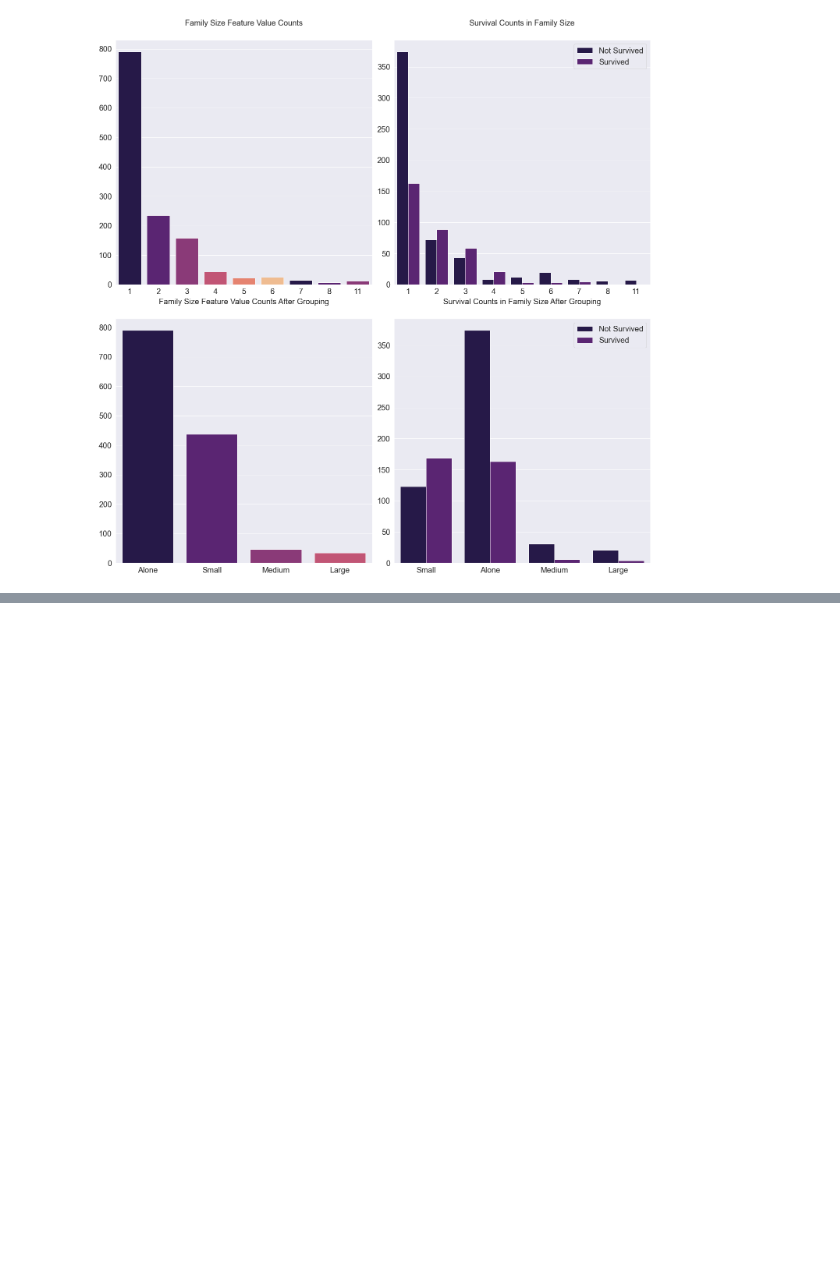
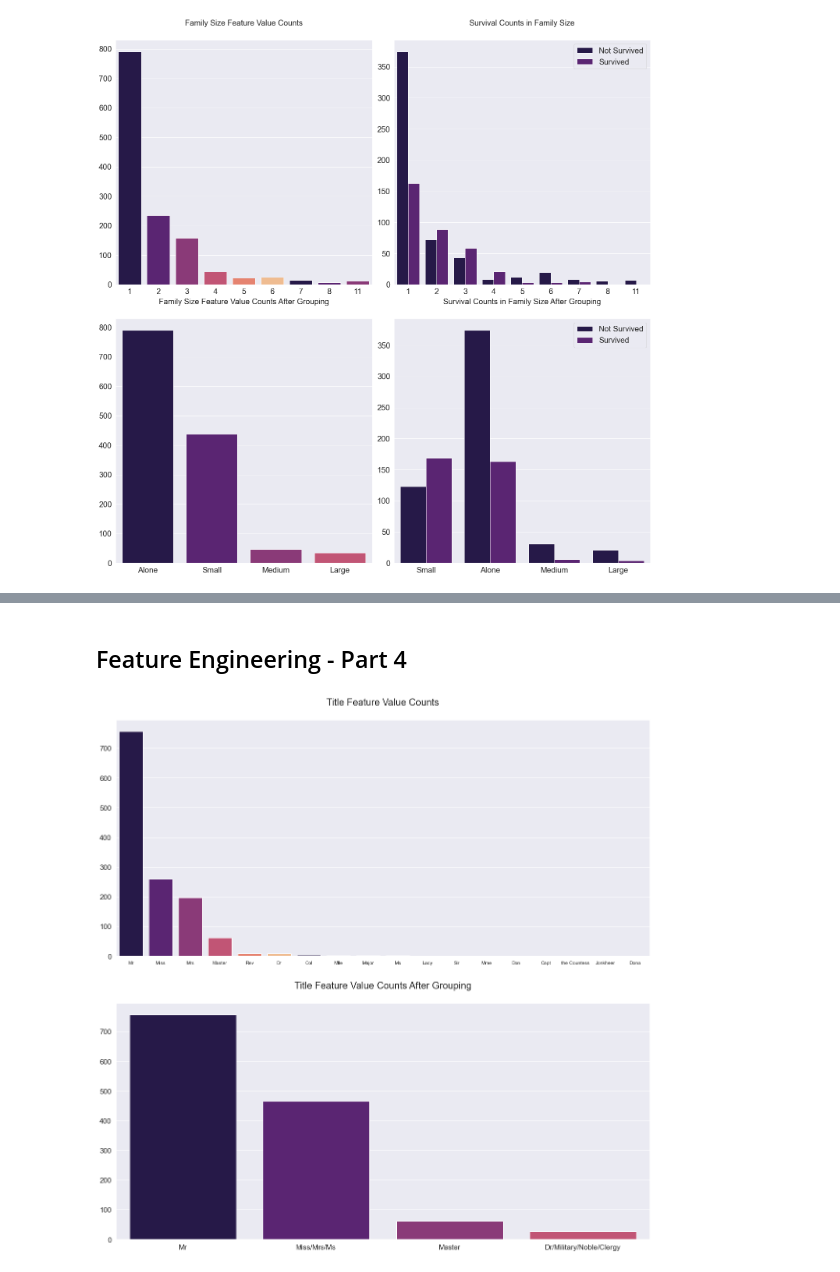
Before and after one commit to UsepSyaikalArifin/Application-File-PT-Bukit-Makmur-Mandiri-Utama-BUMA-, a Jupyter notebook: Kelas Penerapan di Industri/Basic Feature Discovering for Machine Learning/Jupyter Notebook/main.ipynb, the cells around one changed output, grey strips where cells are left out. Drawn from its saved outputs; the diff is of its cells as text; code cells hidden in the pictures; blank space fills up the shorter version.

```diff
--- a/Kelas Penerapan di Industri/Basic Feature Discovering for Machine Learning/Jupyter Notebook/main.ipynb
+++ b/Kelas Penerapan di Industri/Basic Feature Discovering for Machine Learning/Jupyter Notebook/main.ipynb
@@ -440,0 +477,11 @@ plt.show()
+# %%
+df_all["Title"] = df_all["Name"].str.split(", ", expand=True)[1].str.split(".", expand=True)[0]
+# display(df_all["Title"].unique())
+
+# df_all["Is_Married"] = 0
+df_all.loc[df_all["Title"] == "Mrs", "Is_Married"] = int(1)
+df_all.loc[df_all["Title"] != "Mrs", "Is_Married"] = int(0)
+df_all["Is_Married"] = df_all["Is_Married"].astype("int64")
+
+display(df_all["Title"].unique())
+display(df_all.info())
@@ -440,0 +510,48 @@ plt.show()
+# %% [markdown]
+## Feature Engineering - Part 4
+# %%
+fig, axs = plt.subplots(nrows=2, figsize=(20, 20))
+sns.barplot(
+            x=df_all["Title"].value_counts().index,
+            y=df_all["Title"].value_counts().values,
+            ax = axs[0],
+            palette=colors
+           )
+axs[0].tick_params(axis="x", labelsize=10)
+axs[1].tick_params(axis="x", labelsize=15)
+
+for i in range(2):
+    axs[i].tick_params(axis="y", labelsize=15)
+
+axs[0].set_title(
+                 "Title Feature Value Counts",
+                 size=20,
+                 y=1.05
+                )
+
+df_all["Title"] = df_all["Title"].replace(
+                                            ['Miss', 'Mrs','Ms', 'Mlle', 'Lady', 'Mme', 'the Countess', 'Dona'],
+                                            'Miss/Mrs/Ms'
+                                         )
+df_all["Title"] = df_all["Title"].replace(
+                                            ['Dr', 'Col', 'Major', 'Jonkheer', 'Capt', 'Sir', 'Don', 'Rev'],
+                                            'Dr/Military/Noble/Clergy'
+                                         )
+
+sns.barplot(
+            x=df_all["Title"].value_counts().index,
+            y=df_all["Title"].value_counts().values,
+            ax=axs[1],
+            palette=colors
+           )
+axs[1].set_title(
+                    'Title Feature Value Counts After Grouping',
+                    size=20,
+                    y=1.05
+                )
+
+plt.show()
+
+display(df_all.head())
+# %% [output]
+[figure, added]
```
Also changed, not shown: parts of 14 cells of this notebook.
